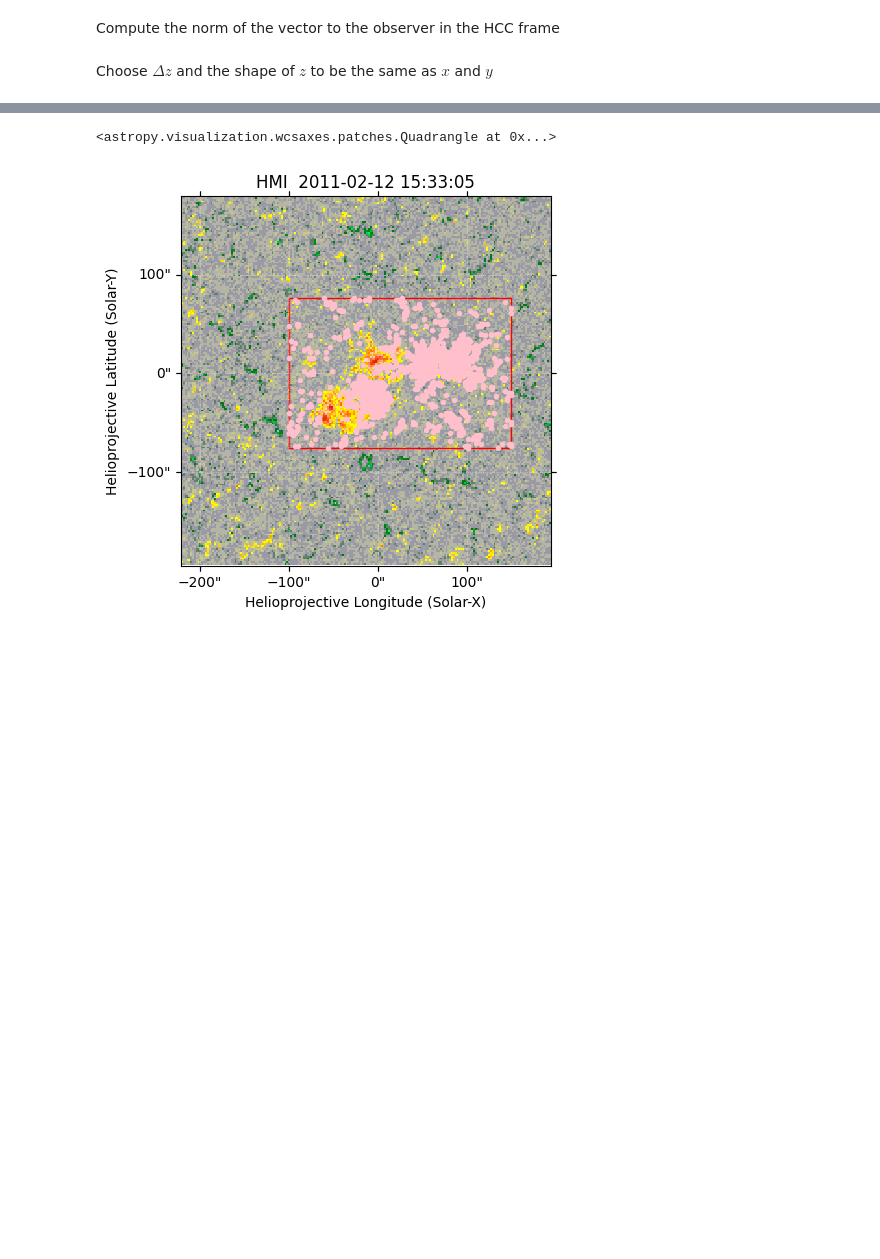
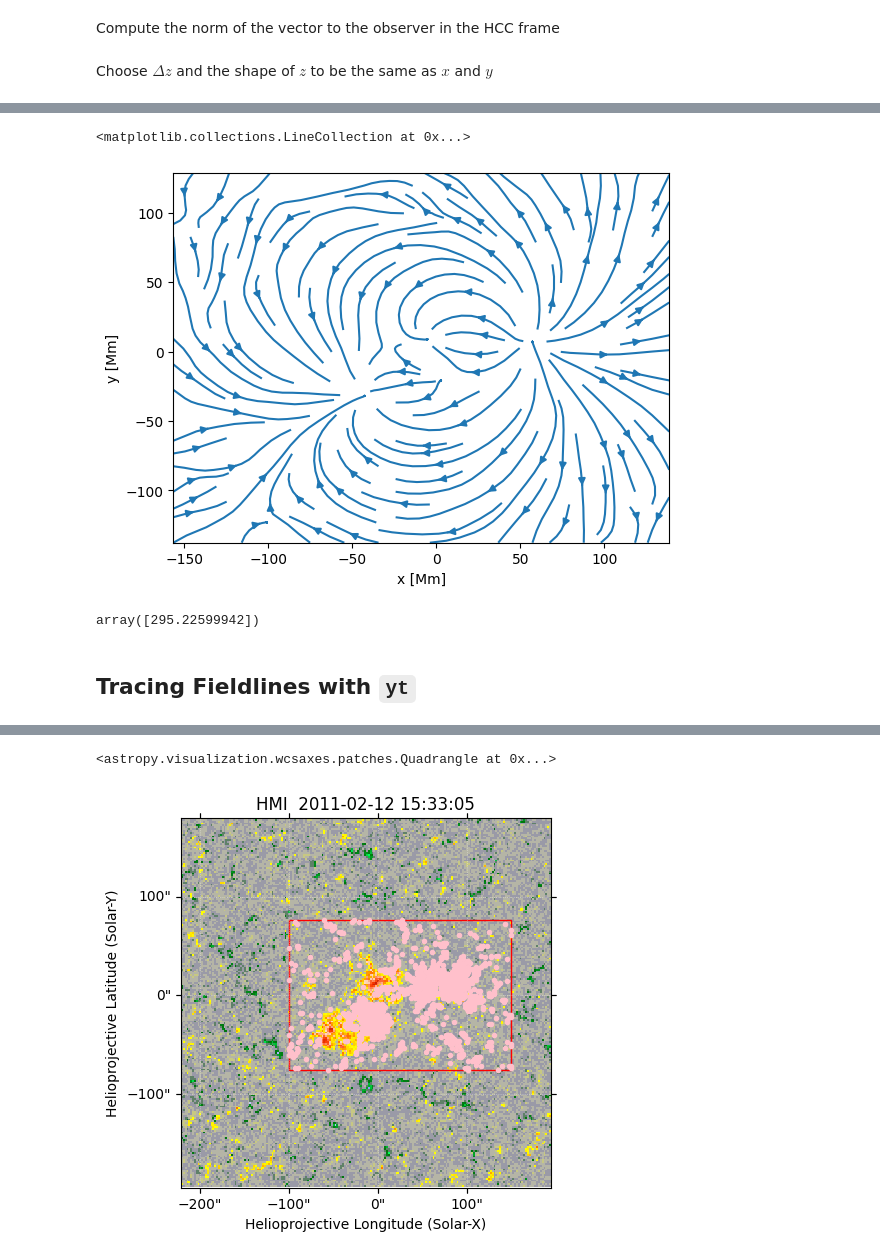
Before and after one commit to wtbarnes/active-region-evolution-study, a Jupyter notebook: notebooks/field-extrapolation-experiments.ipynb, the cells around one changed output, grey strips where cells are left out. Drawn from its saved outputs; the diff is of its cells as text; code cells hidden in the pictures; blank space fills up the shorter version.

Commit message:
more progress on field extrapolation fixes

```diff
--- a/notebooks/field-extrapolation-experiments.ipynb
+++ b/notebooks/field-extrapolation-experiments.ipynb
@@ -258,0 +238,17 @@ da.sel(component='Bz').isel(y=-150,).plot(
+# %%
+xa_ds = xarray.Dataset(
+    data_vars={'Bx': da.sel(component='Bx').drop_vars('component'),
+               'By': da.sel(component='By').drop_vars('component'),
+               'Bz': da.sel(component='Bz').drop_vars('component')},
+)
+# %%
+xa_ds.sum(dim='z').plot.streamplot(x='x', y='y', u='Bx', v='By',)
+# %% [output]
+<matplotlib.collections.LineCollection at 0x...>
+[figure, added]
+# %%
+np.diff(da.x[[0,-1]])
+# %% [output]
+array([295.22599942])
+# %% [markdown]
+## Tracing Fieldlines with `yt`
```
Also changed, not shown: parts of 23 cells of this notebook.
